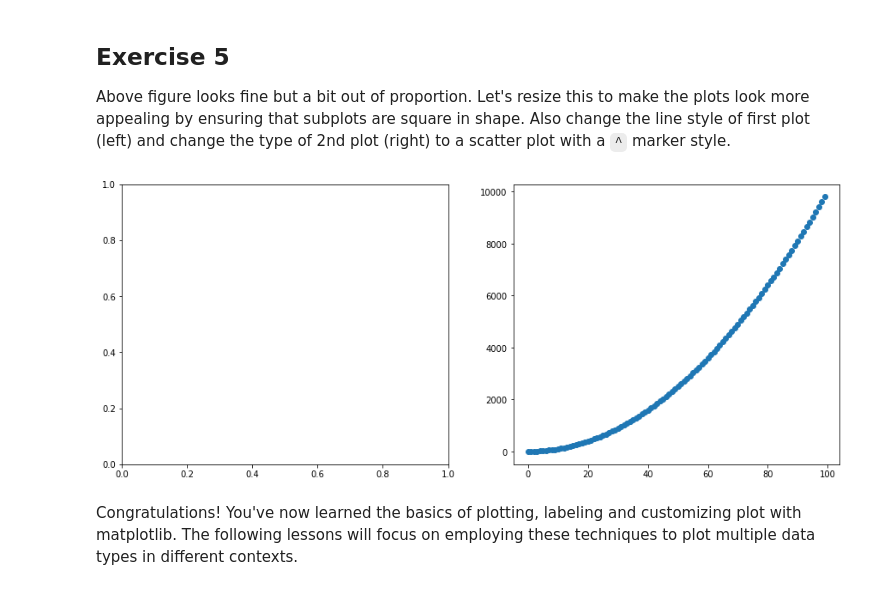
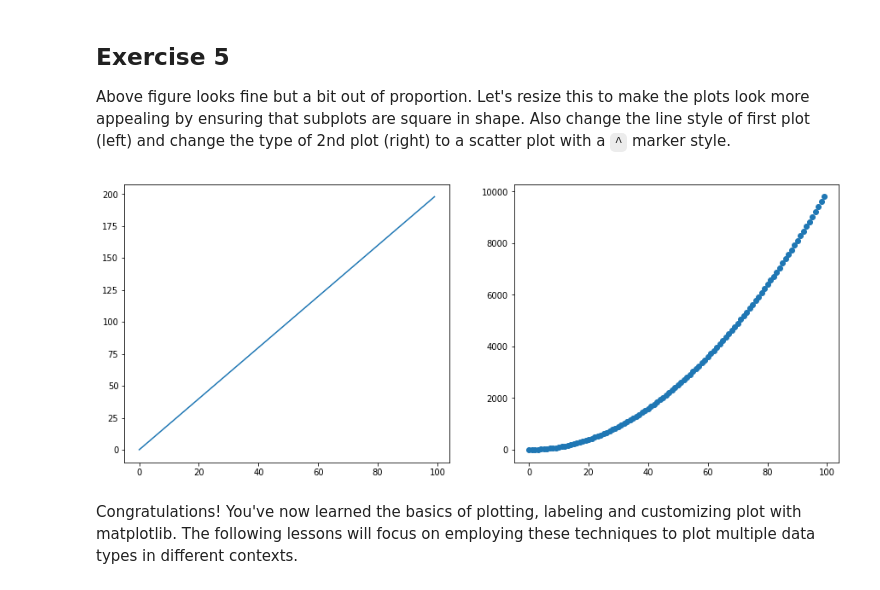
Before and after one commit to kathrinv/dsc-more-practice-with-matplotlib-lab-nyc-ds-082619, a Jupyter notebook: index.ipynb, the cells around one changed output. Cells and saved outputs as stored; diff of their text form; code cells hidden in the pictures.

```diff
--- a/index.ipynb
+++ b/index.ipynb
@@ -137,12 +137,12 @@ Above figure looks fine but a bit out of proportion. Let's resize this to make t
 # %%
 fig = plt.figure(figsize=(15,6))
 ax1 = fig.add_subplot(121)
 ax2 = fig.add_subplot(122)
-ax1.
+ax1.plot(x, y)
 ax2.scatter(x, z)
 plt.show()
 # %% [output]
-[figure, old version]
+[figure, new version]
 # %% [markdown]
 Congratulations! You've now learned the basics of plotting, labeling and customizing plot with matplotlib. The following lessons will focus on employing these techniques to plot multiple data types in different contexts.
 # %% [markdown]
```
